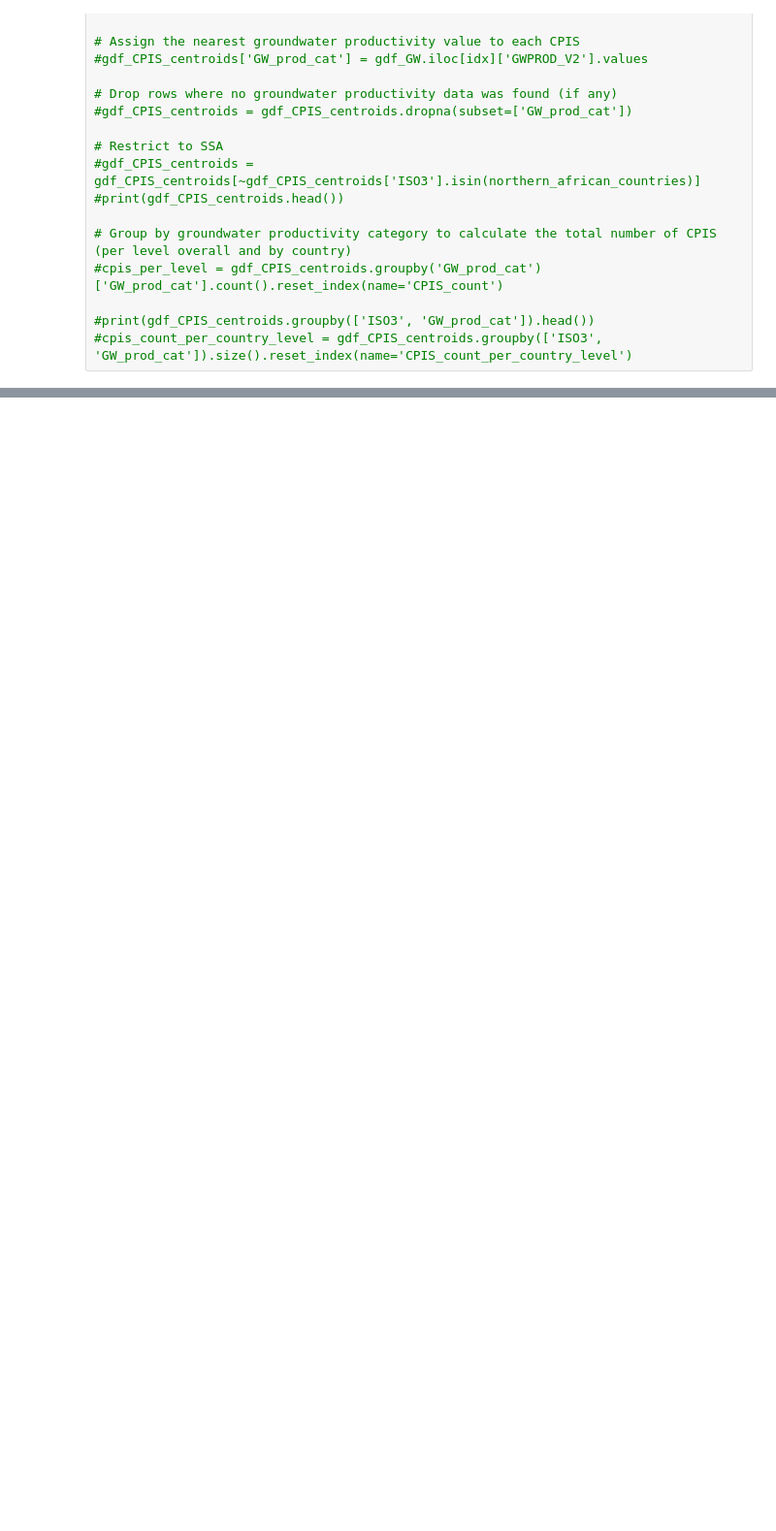
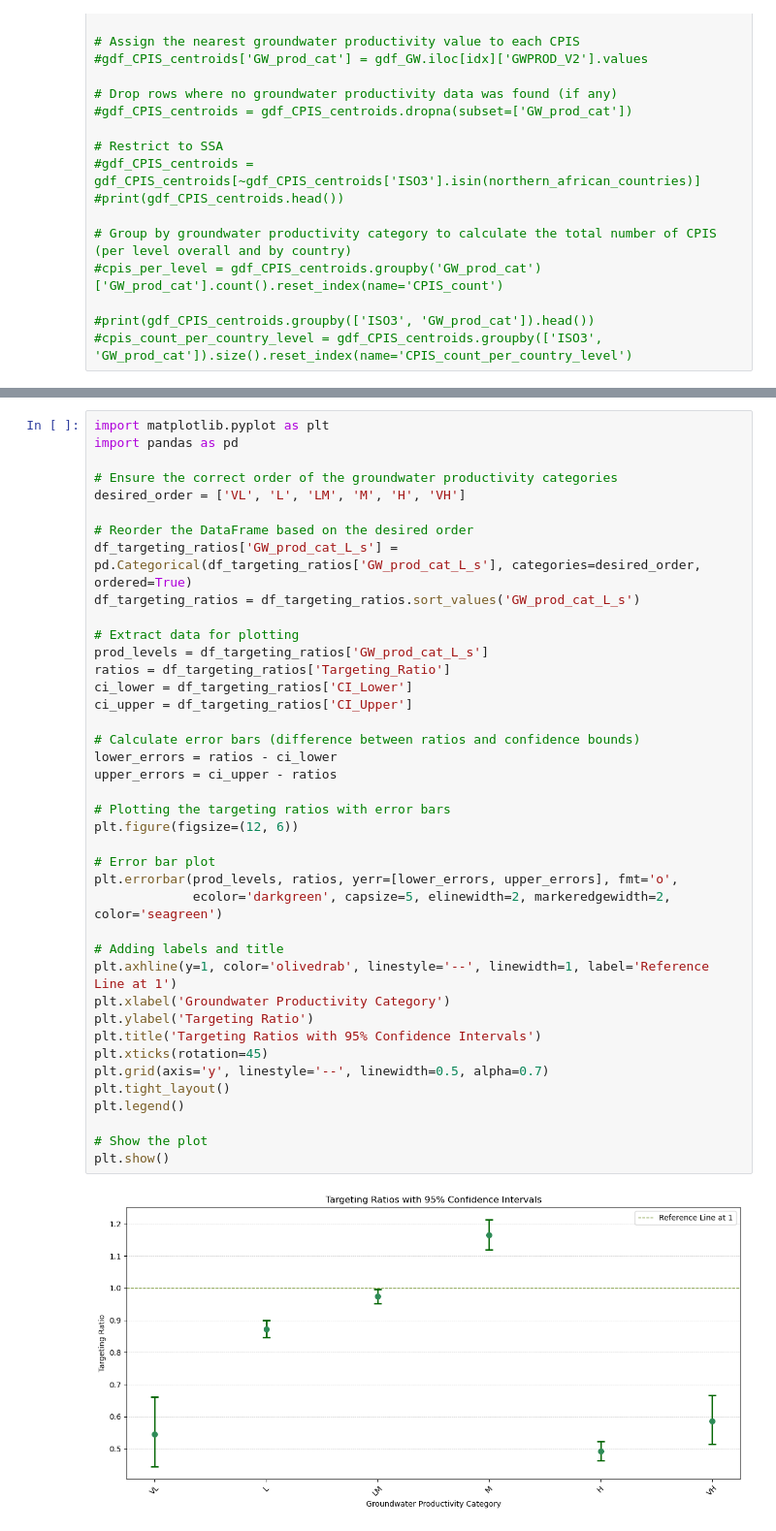
Before and after one commit to rellimylime/Africa_Irrigation, a Jupyter notebook: Code/1_analyze_data/4_Groundwater.ipynb, the cells around one changed output, grey strips where cells are left out. Shown at 97% size. Cells and saved outputs as stored; diff of their text form; blank space fills up the shorter version.

```diff
--- a/Code/1_analyze_data/4_Groundwater.ipynb
+++ b/Code/1_analyze_data/4_Groundwater.ipynb
@@ -352,0 +483,42 @@ percent_aei for H in BFA: 0.04605914363575515
+# %%
+import matplotlib.pyplot as plt
+import pandas as pd
+
+# Ensure the correct order of the groundwater productivity categories
+desired_order = ['VL', 'L', 'LM', 'M', 'H', 'VH']
+
+# Reorder the DataFrame based on the desired order
+df_targeting_ratios['GW_prod_cat_L_s'] = pd.Categorical(df_targeting_ratios['GW_prod_cat_L_s'], categories=desired_order, ordered=True)
+df_targeting_ratios = df_targeting_ratios.sort_values('GW_prod_cat_L_s')
+
+# Extract data for plotting
+prod_levels = df_targeting_ratios['GW_prod_cat_L_s']
+ratios = df_targeting_ratios['Targeting_Ratio']
+ci_lower = df_targeting_ratios['CI_Lower']
+ci_upper = df_targeting_ratios['CI_Upper']
+
+# Calculate error bars (difference between ratios and confidence bounds)
+lower_errors = ratios - ci_lower
+upper_errors = ci_upper - ratios
+
+# Plotting the targeting ratios with error bars
+plt.figure(figsize=(12, 6))
+
+# Error bar plot
+plt.errorbar(prod_levels, ratios, yerr=[lower_errors, upper_errors], fmt='o',
+             ecolor='darkgreen', capsize=5, elinewidth=2, markeredgewidth=2, color='seagreen')
+
+# Adding labels and title
+plt.axhline(y=1, color='olivedrab', linestyle='--', linewidth=1, label='Reference Line at 1')
+plt.xlabel('Groundwater Productivity Category')
+plt.ylabel('Targeting Ratio')
+plt.title('Targeting Ratios with 95% Confidence Intervals')
+plt.xticks(rotation=45)
+plt.grid(axis='y', linestyle='--', linewidth=0.5, alpha=0.7)
+plt.tight_layout()
+plt.legend()
+
+# Show the plot
+plt.show()
+# %% [output]
+[figure, added]
```
Also changed, not shown: parts of 12 cells of this notebook.
